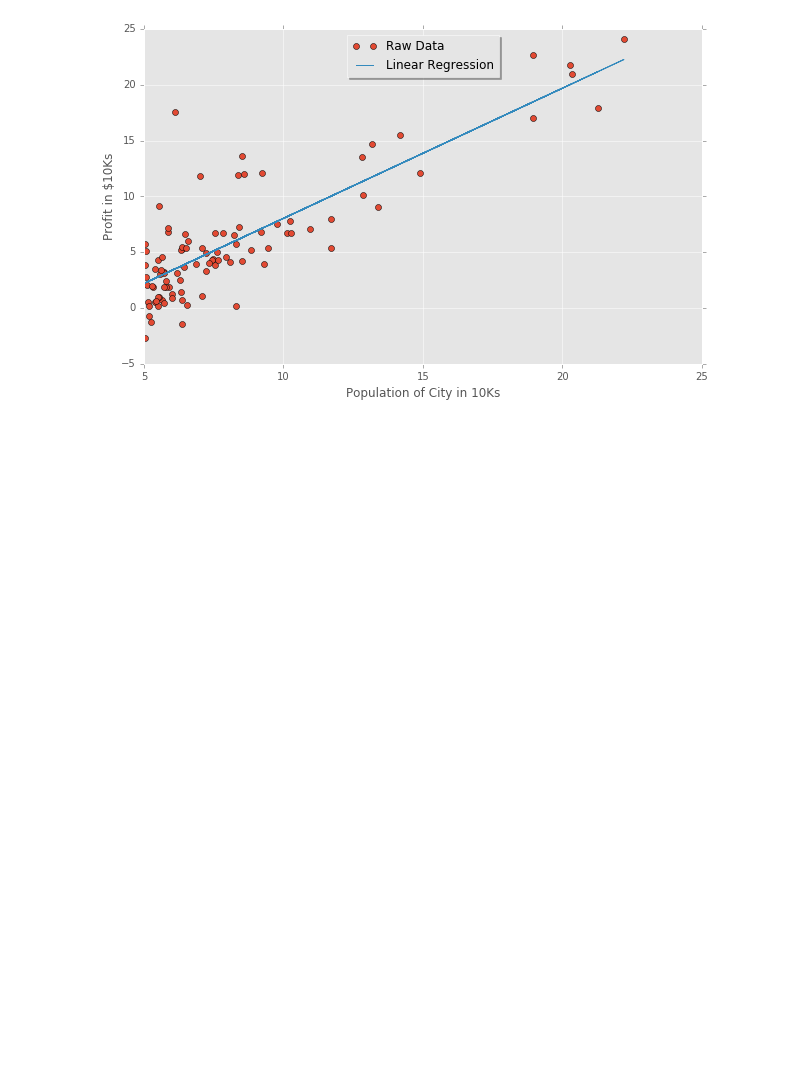
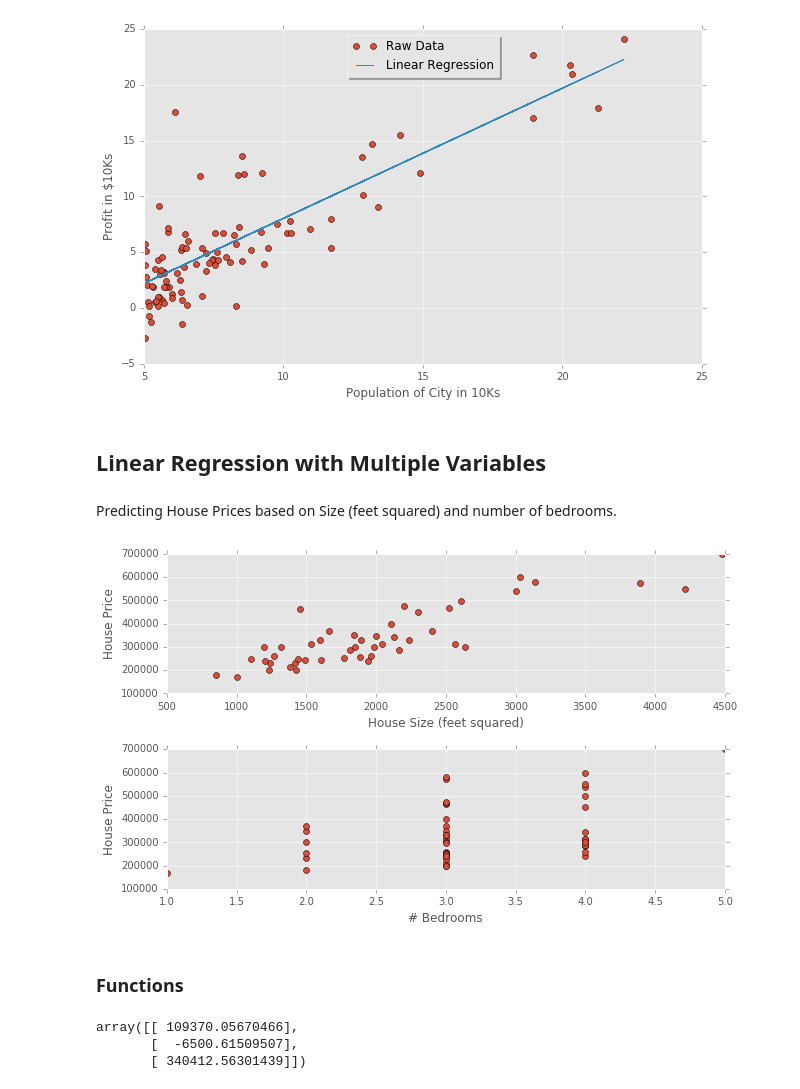
Before and after one commit to FraPochetti/Machine_Learning, a Jupyter notebook: mlclass-ex1-005/mlclass-ex1/Linear-Regression-numpy.ipynb, the cells around one changed output. Drawn from its saved outputs; the diff is of its cells as text; code cells hidden in the pictures; blank space fills up the shorter version.

Commit message:
Linear Regression in numpy

```diff
--- a/mlclass-ex1-005/mlclass-ex1/Linear-Regression-numpy.ipynb
+++ b/mlclass-ex1-005/mlclass-ex1/Linear-Regression-numpy.ipynb
@@ -102,3 +106,28 @@ legend = ax.legend(loc='upper center', shadow=True)
 plt.show()
 # %% [output]
 [figure]
+# %% [markdown]
+## Linear Regression with Multiple Variables
+# %% [markdown]
+Predicting House Prices based on Size (feet squared) and number of bedrooms.
+# %%
+dataMulti = np.loadtxt('C:\\Users\\pochetti\Machine_Learning\\mlclass-ex1-005\\mlclass-ex1\ex1data2.txt', delimiter=',')
+X = dataMulti[:,0:2]
+y = dataMulti[:,2]
+y = y.reshape(y.shape[0], 1)
+# %%
+fig = plt.figure()
+plt.subplots_adjust(hspace=0.4)
+ax1 = fig.add_subplot(2, 1, 1)
+ax1.plot(X[:,0], y, 'o', label='Raw Data')
+plt.ylabel('House Price')
+plt.xlabel('House Size (feet squared)')
+ax2 = fig.add_subplot(2, 1, 2)
+ax2.plot(X[:,1], y, 'o', label='Raw Data')
+plt.ylabel('House Price')
+plt.xlabel('# Bedrooms')
+plt.show()
+# %% [output]
+[figure, added]
+# %% [markdown]
+### Functions
@@ -104,0 +143,11 @@ plt.show()
+# %%
+theta = np.zeros((3, 1))
+iterations = 1500
+alpha = 0.01
+
+optimal_theta, J_history = gradientDescent(X, y, theta, alpha, iterations)
+optimal_theta
+# %% [output]
+array([[ 109370.05670466],
+       [  -6500.61509507],
+       [ 340412.56301439]])
```
Also changed, not shown: parts of 15 cells of this notebook.
